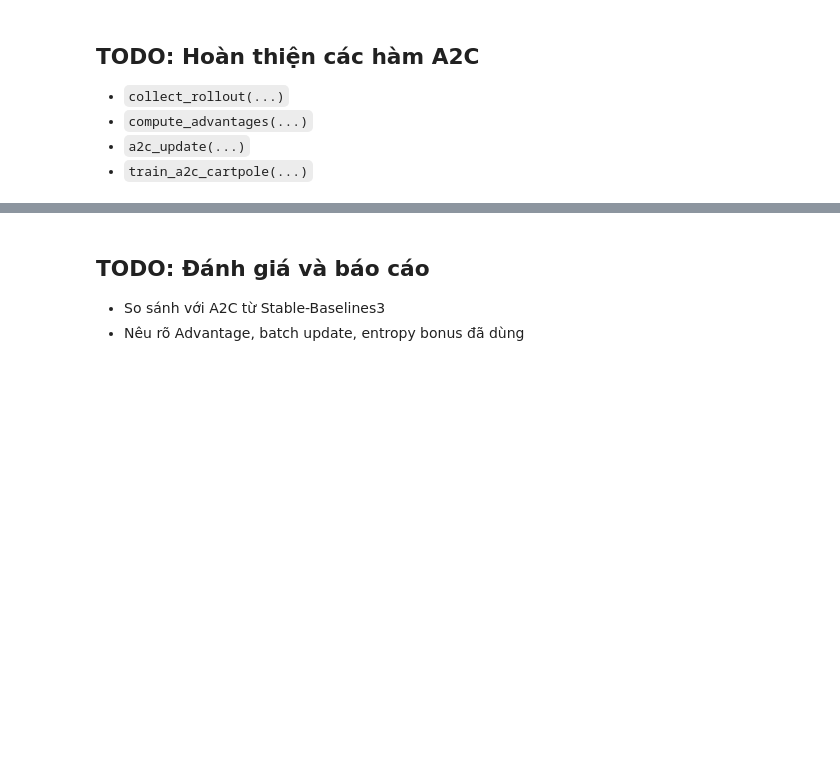
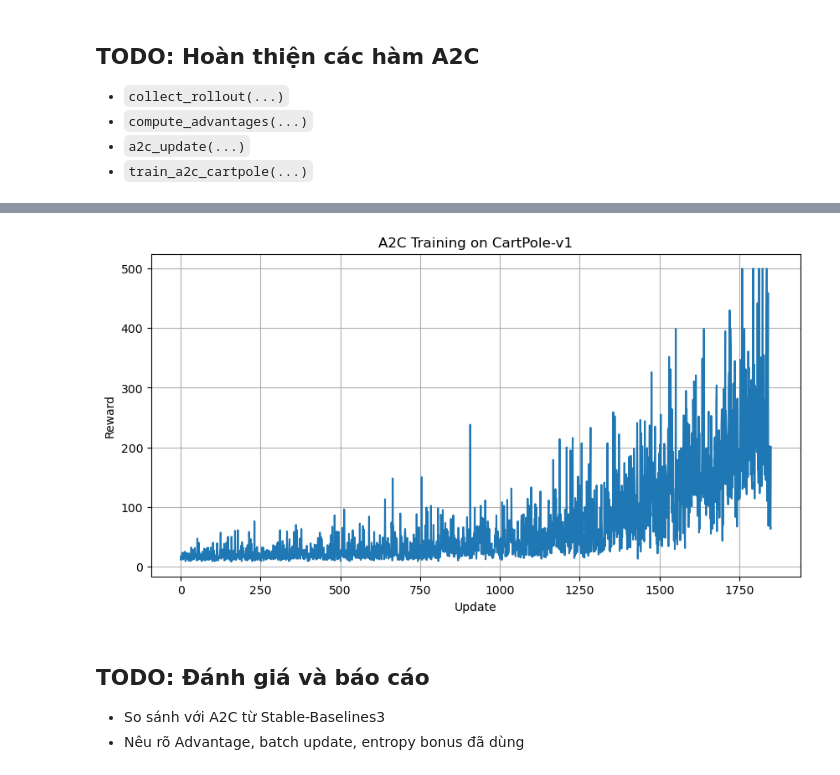
Before and after one commit to NT549-Q21-RL-for-Network/lab-04-policy-based, a Jupyter notebook: notebooks/Part-1-2/Lab4.1-Q3-A2C-from-scratch.ipynb, the cells around one changed output, grey strips where cells are left out. Saved outputs shown, nothing was run; the diff lists cells and outputs as text; code cells hidden in the pictures; blank space fills up the shorter version.

```diff
--- a/notebooks/Part-1-2/Lab4.1-Q3-A2C-from-scratch.ipynb
+++ b/notebooks/Part-1-2/Lab4.1-Q3-A2C-from-scratch.ipynb
@@ -55,0 +106,15 @@ pass
+# %%
+def compute_advantages(rewards, values, dones, next_value, gamma=0.99):
+    returns = []
+    R = next_value
+
+    for step in reversed(range(len(rewards))):
+        R = rewards[step] + gamma * R * (1.0 - dones[step])
+        returns.insert(0, R)
+
+    returns = torch.stack(returns)
+
+    advantages = returns - values
+    advantages = advantages / (advantages.std() + 1e-8)
+
+    return returns.detach(), advantages.detach()
@@ -55,0 +276,11 @@ pass
+# %%
+model, rewards = train_a2c_cartpole()
+
+plt.figure(figsize=(10, 5))
+plt.plot(rewards)
+plt.xlabel("Update")
+plt.ylabel("Reward")
+plt.title("A2C Training on CartPole-v1")
+plt.grid(True)
+plt.show()
+# %% [output]
@@ -56,3 +304,4 @@ pass
+[figure, added]
 # %% [markdown]
 ## TODO: Đánh giá và báo cáo
 - So sánh với A2C từ Stable-Baselines3
```
Also changed, not shown: parts of 7 cells of this notebook.
